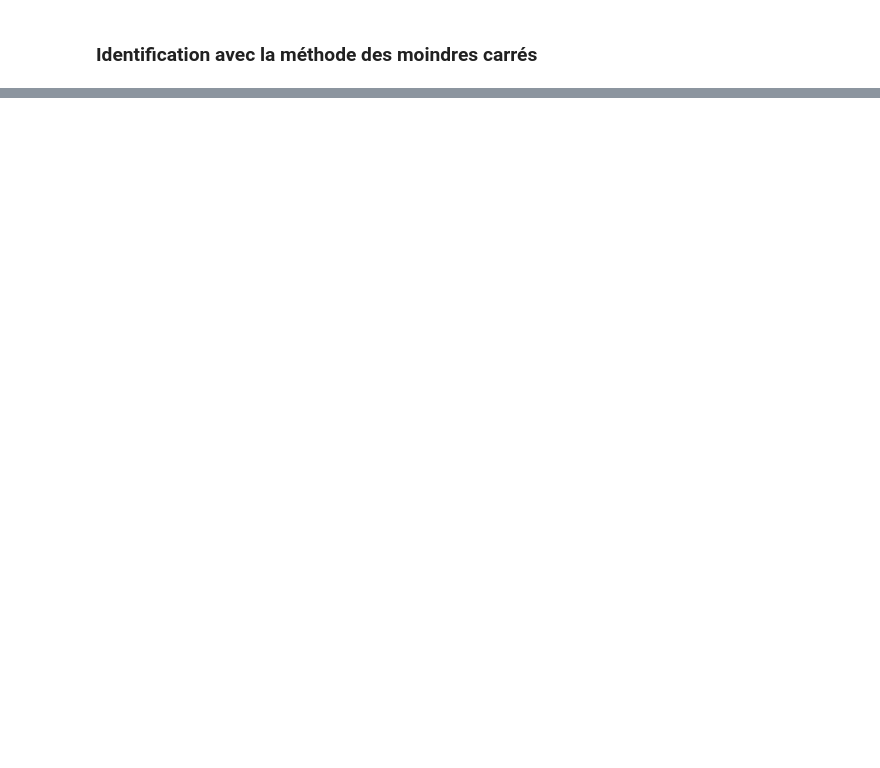
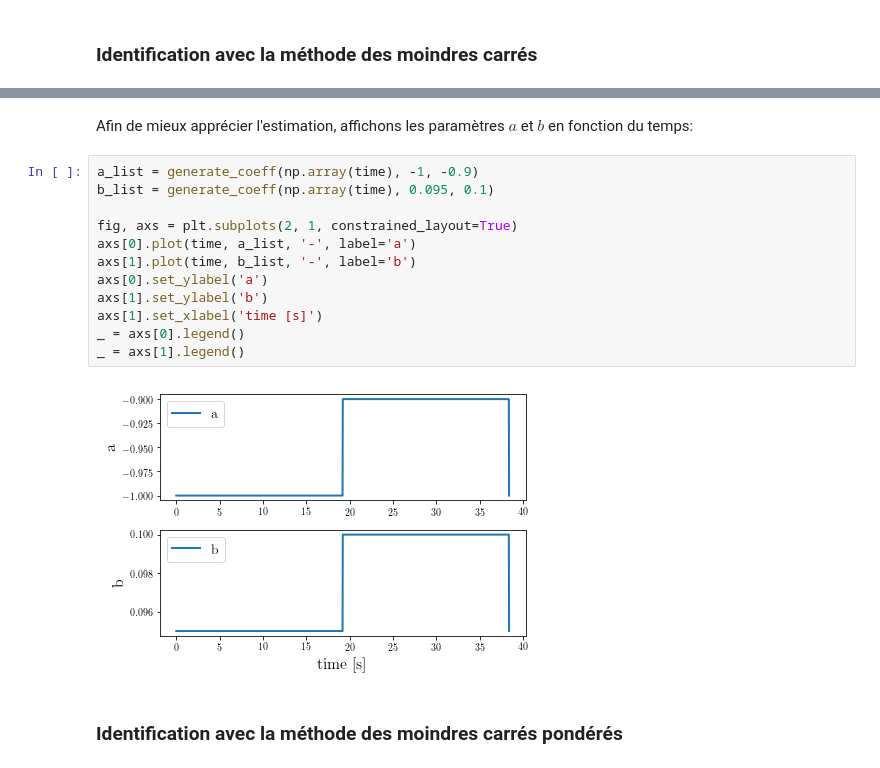
Before and after one commit to NoobleeGt/Notebooks, a Jupyter notebook: DigitalControl/Chapter11_SystemIdentification.ipynb, the cells around one changed output, grey strips where cells are left out. Saved outputs shown, nothing was run; the diff lists cells and outputs as text; blank space fills up the shorter version.

```diff
--- a/DigitalControl/Chapter11_SystemIdentification.ipynb
+++ b/DigitalControl/Chapter11_SystemIdentification.ipynb
@@ -673,0 +697,18 @@ _ = axs[1].legend()
+# %% [markdown]
+Afin de mieux apprécier l'estimation, affichons les paramètres $a$ et $b$ en fonction du temps:
+# %%
+a_list = generate_coeff(np.array(time), -1, -0.9)
+b_list = generate_coeff(np.array(time), 0.095, 0.1)
+
+fig, axs = plt.subplots(2, 1, constrained_layout=True)
+axs[0].plot(time, a_list, '-', label='a')
+axs[1].plot(time, b_list, '-', label='b')
+axs[0].set_ylabel('a')
+axs[1].set_ylabel('b')
+axs[1].set_xlabel('time [s]')
+_ = axs[0].legend()
+_ = axs[1].legend()
+# %% [output]
+[figure, added]
+# %% [markdown]
+### Identification avec la méthode des moindres carrés pondérés
```
Also changed, not shown: parts of 12 cells of this notebook.
